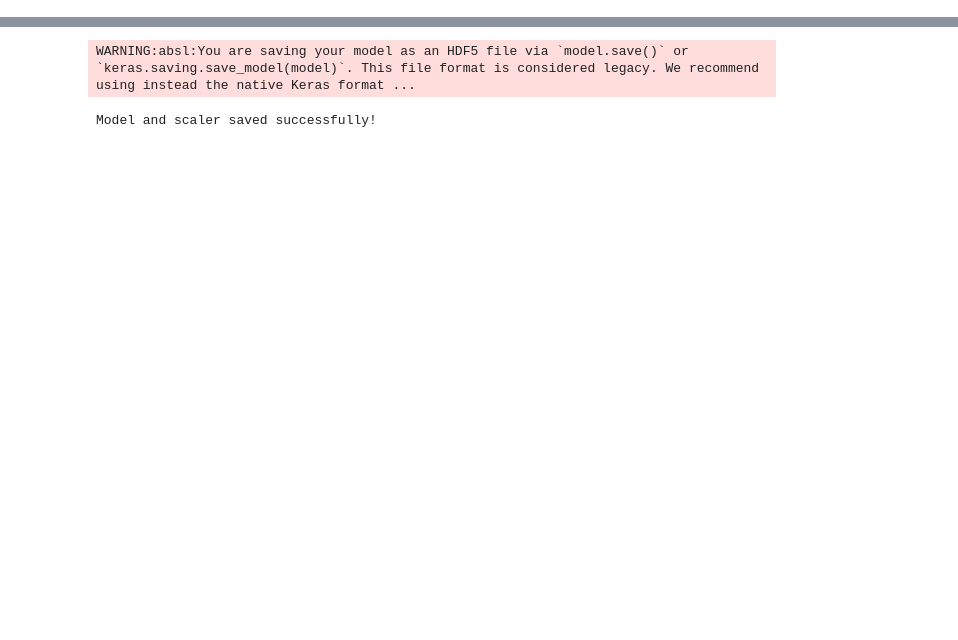
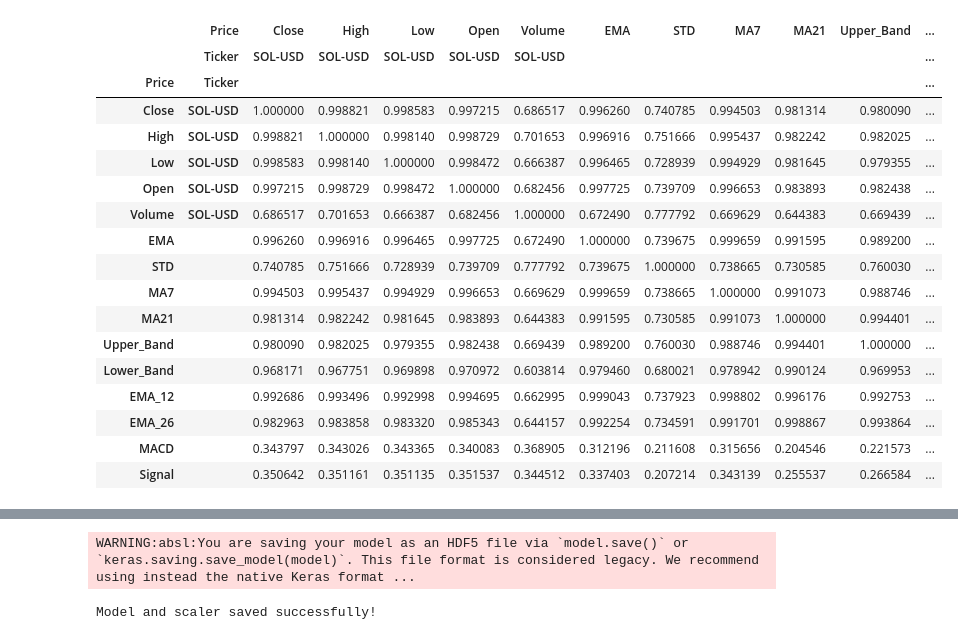
Before and after one commit to Pssahassawat/stock-forecast, a Jupyter notebook: test.ipynb, the cells around one changed output, grey strips where cells are left out. Cells and saved outputs as stored; diff of their text form; code cells hidden in the pictures; blank space fills up the shorter version.

```diff
--- a/test.ipynb
+++ b/test.ipynb
@@ -172,0 +199,21 @@ Predicted Price for 2025-02-12 00:00:00: 141.0005101430522
+# %%
+data.corr(method='pearson')
+# %% [output]
+|  | Price | Close | High | Low | Open | Volume | EMA | STD | MA7 | MA21 | Upper_Band | ... |
+|  | Ticker | SOL-USD | SOL-USD | SOL-USD | SOL-USD | SOL-USD |  |  |  |  |  | ... |
+| Price | Ticker |  |  |  |  |  |  |  |  |  |  | ... |
+| Close | SOL-USD | 1.000000 | 0.998821 | 0.998583 | 0.997215 | 0.686517 | 0.996260 | 0.740785 | 0.994503 | 0.981314 | 0.980090 | ... |
+| High | SOL-USD | 0.998821 | 1.000000 | 0.998140 | 0.998729 | 0.701653 | 0.996916 | 0.751666 | 0.995437 | 0.982242 | 0.982025 | ... |
+| Low | SOL-USD | 0.998583 | 0.998140 | 1.000000 | 0.998472 | 0.666387 | 0.996465 | 0.728939 | 0.994929 | 0.981645 | 0.979355 | ... |
+| Open | SOL-USD | 0.997215 | 0.998729 | 0.998472 | 1.000000 | 0.682456 | 0.997725 | 0.739709 | 0.996653 | 0.983893 | 0.982438 | ... |
+| Volume | SOL-USD | 0.686517 | 0.701653 | 0.666387 | 0.682456 | 1.000000 | 0.672490 | 0.777792 | 0.669629 | 0.644383 | 0.669439 | ... |
+| EMA |  | 0.996260 | 0.996916 | 0.996465 | 0.997725 | 0.672490 | 1.000000 | 0.739675 | 0.999659 | 0.991595 | 0.989200 | ... |
+| STD |  | 0.740785 | 0.751666 | 0.728939 | 0.739709 | 0.777792 | 0.739675 | 1.000000 | 0.738665 | 0.730585 | 0.760030 | ... |
+| MA7 |  | 0.994503 | 0.995437 | 0.994929 | 0.996653 | 0.669629 | 0.999659 | 0.738665 | 1.000000 | 0.991073 | 0.988746 | ... |
+| MA21 |  | 0.981314 | 0.982242 | 0.981645 | 0.983893 | 0.644383 | 0.991595 | 0.730585 | 0.991073 | 1.000000 | 0.994401 | ... |
+| Upper_Band |  | 0.980090 | 0.982025 | 0.979355 | 0.982438 | 0.669439 | 0.989200 | 0.760030 | 0.988746 | 0.994401 | 1.000000 | ... |
+| Lower_Band |  | 0.968171 | 0.967751 | 0.969898 | 0.970972 | 0.603814 | 0.979460 | 0.680021 | 0.978942 | 0.990124 | 0.969953 | ... |
+| EMA_12 |  | 0.992686 | 0.993496 | 0.992998 | 0.994695 | 0.662995 | 0.999043 | 0.737923 | 0.998802 | 0.996176 | 0.992753 | ... |
+| EMA_26 |  | 0.982963 | 0.983858 | 0.983320 | 0.985343 | 0.644157 | 0.992254 | 0.734591 | 0.991701 | 0.998867 | 0.993864 | ... |
+| MACD |  | 0.343797 | 0.343026 | 0.343365 | 0.340083 | 0.368905 | 0.312196 | 0.211608 | 0.315656 | 0.204546 | 0.221573 | ... |
+| Signal |  | 0.350642 | 0.351161 | 0.351135 | 0.351537 | 0.344512 | 0.337403 | 0.207214 | 0.343139 | 0.255537 | 0.266584 | ... |
```
Also changed, not shown: parts of 2 cells of this notebook, 3 other files.
